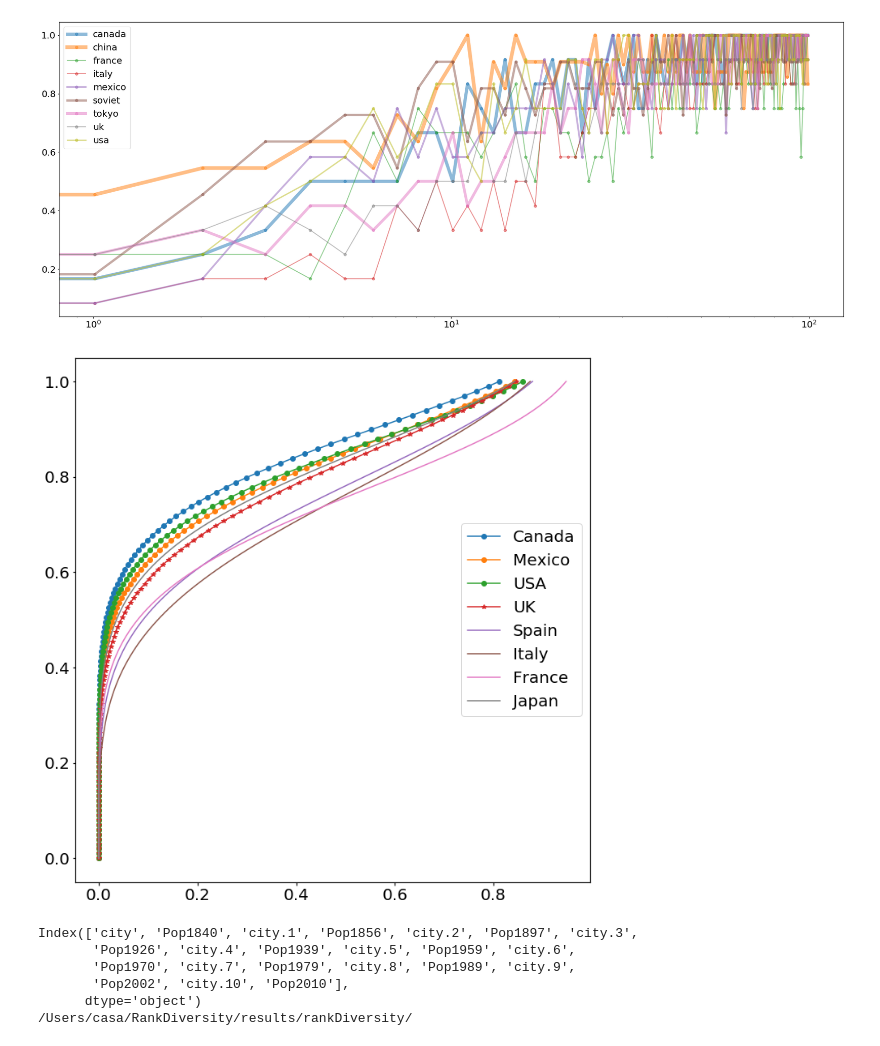
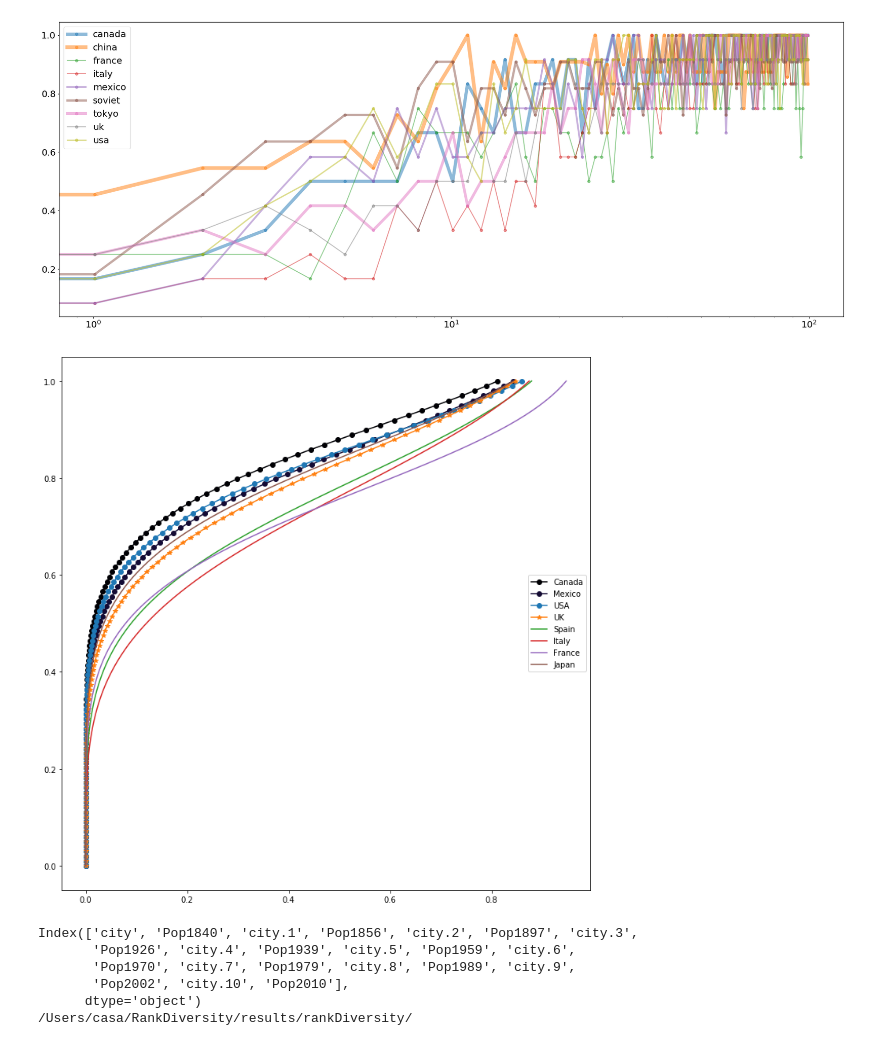
Before and after one commit to rmurcioUCL/RankDiversity, a Jupyter notebook: code/rankcities.ipynb, the cells around one changed output. Drawn from its saved outputs; the diff is of its cells as text; code cells hidden in the pictures.

```diff
--- a/code/rankcities.ipynb
+++ b/code/rankcities.ipynb
@@ -10,8 +10,8 @@ import os
 import matplotlib.pyplot as plt
 from random import randrange
 
-'''mpath='D:/Rankcities/RankDiversity/results/rankDiversity/'
-mpathD='D:/Rankcities/RankDiversity/data/'''
-mpath='/Users/casa/RankDiversity/results/rankDiversity/'
-mpathD='/Users/casa/RankDiversity/data/'
+mpath='D:/Rankcities/RankDiversity/results/rankDiversity/'
+mpathD='D:/Rankcities/RankDiversity/data/'
+'''mpath='/Users/casa/RankDiversity/results/rankDiversity/'
+mpathD='/Users/casa/RankDiversity/data/'''
 #df.iloc[0:10].sort_values(by=['2002'],ascending=False).head(15)
@@ -95,3 +97,5 @@ df[df_obj.columns] = df_obj.apply(lambda x: x.str.strip())
 fitting_parameters, covariance = curve_fit(norm.cdf, range(0,99), r, p0=[-1,1])
 fitting_parameters
 # %%
+from matplotlib.cm import get_cmap
+import matplotlib as mpl
@@ -106,22 +110,28 @@ japanfit = np.asarray([5.83464950931248e-12,3.14207535791918e-10,3.2352268948850
+line_norm = mpl.colors.Normalize(vmin=1900,vmax=2010)
 
 t = np.linspace(0,1, 100)
 #j = np.linspace(0,100, 100)
 fg = plt.figure(1); fg.clf()
 plt.rcParams['figure.figsize']=(10,10)
+cmap = get_cmap('inferno')
+norm_value = line_norm(1900)
+col = cmap(norm_value)
 ax = fg.add_subplot(1, 1, 1)
-ax.plot(canadafit,t,label='Canada',marker='o')
-ax.plot(mexicofit,t,label='Mexico',marker='o')
+ax.plot(canadafit,t,label='Canada',marker='o',c=col)
+norm_value = line_norm()
+col = cmap(norm_value)
+ax.plot(mexicofit,t,label='Mexico',marker='o',c=col)
 ax.plot(usafit,t,label='USA',marker='o')
 ax.plot(ukfit,t,label='UK',marker='*')
 ax.plot(spainfit,t,label='Spain')
 ax.plot(italyfit,t,label='Italy')
 ax.plot(francefit,t,label='France')
 ax.plot(japanfit,t,label='Japan')
 ax.legend(loc='center right')
 plt.tight_layout()
 plt.savefig(mpath+'all_ranks_fits.png', dpi=150)
 # %% [output]
-[figure, old version]
+[figure, new version]
 # %%
 mpath='/Users/casa/Desktop/rankCities/data/'
 df = pd.read_csv(mpath + 'tokyo.csv')
```
Also changed, not shown: parts of 12 cells of this notebook, 5 other files.
